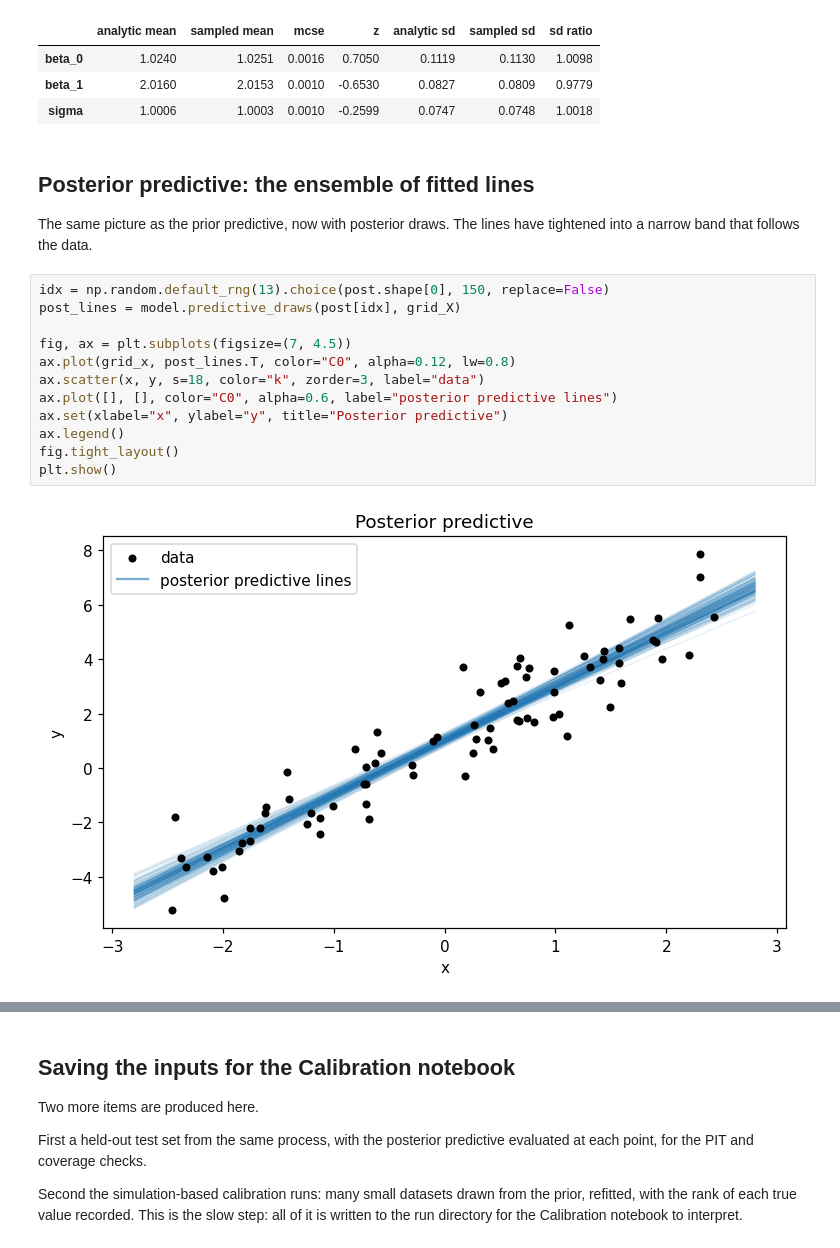
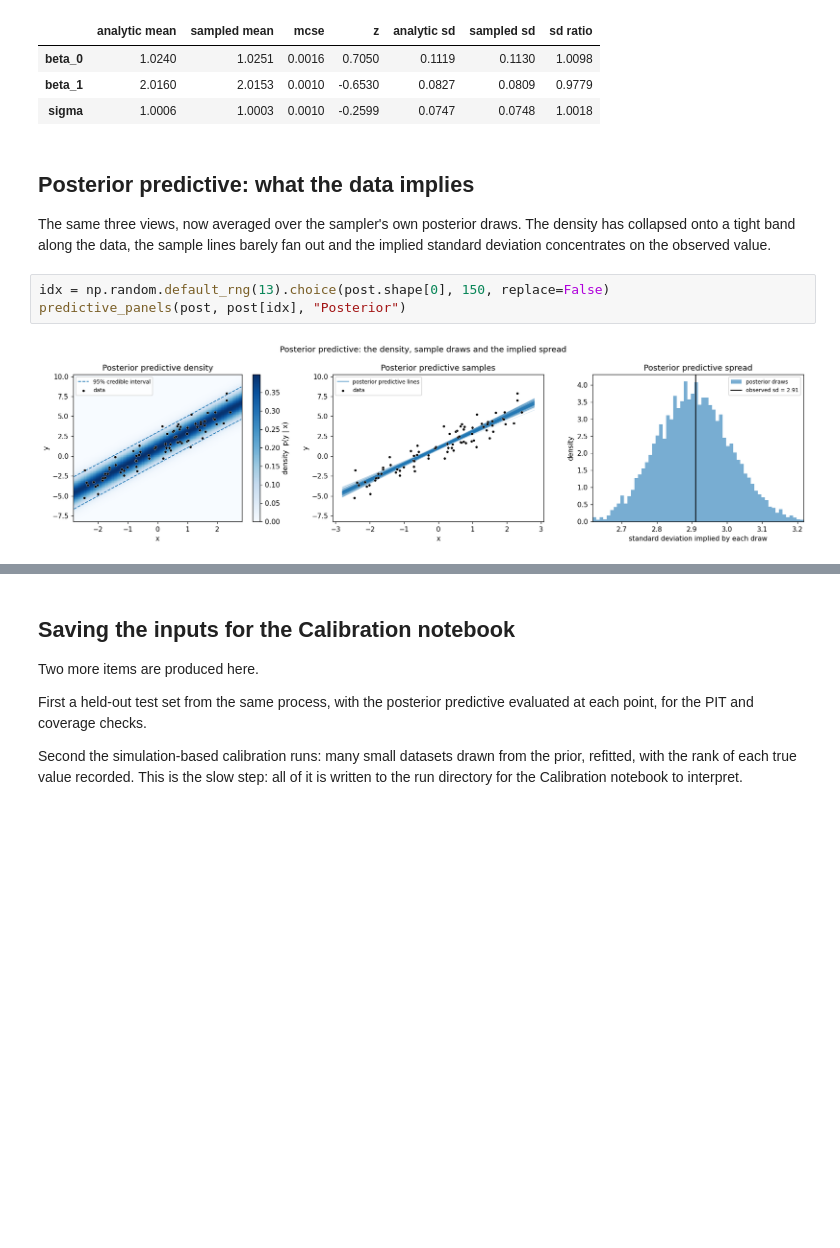
Before and after one commit to argmax-w/toy-nuts-bayes, a Jupyter notebook: notebooks/01_results.ipynb, the cells around one changed output, grey strips where cells are left out. Saved outputs shown, nothing was run; the diff lists cells and outputs as text; blank space fills up the shorter version.

```diff
--- a/notebooks/01_results.ipynb
+++ b/notebooks/01_results.ipynb
@@ -256,21 +321,13 @@ largest mean error 0.71 MCSE, sd ratios in [0.978, 1.010]
 | beta_1 | 2.0160 | 2.0153 | 0.0010 | -0.6530 | 0.0827 | 0.0809 | 0.9779 |
 | sigma | 1.0006 | 1.0003 | 0.0010 | -0.2599 | 0.0747 | 0.0748 | 1.0018 |
 # %% [markdown]
-## Posterior predictive: the ensemble of fitted lines
+## Posterior predictive: what the data implies
 
-The same picture as the prior predictive, now with posterior draws. The lines
-have tightened into a narrow band that follows the data.
+The same three views, now averaged over the sampler's own posterior draws. The
+density has collapsed onto a tight band along the data, the sample lines barely
+fan out and the implied standard deviation concentrates on the observed value.
 # %%
 idx = np.random.default_rng(13).choice(post.shape[0], 150, replace=False)
-post_lines = model.predictive_draws(post[idx], grid_X)
-
-fig, ax = plt.subplots(figsize=(7, 4.5))
-ax.plot(grid_x, post_lines.T, color="C0", alpha=0.12, lw=0.8)
-ax.scatter(x, y, s=18, color="k", zorder=3, label="data")
-ax.plot([], [], color="C0", alpha=0.6, label="posterior predictive lines")
-ax.set(xlabel="x", ylabel="y", title="Posterior predictive")
-ax.legend()
-fig.tight_layout()
-plt.show()
+predictive_panels(post, post[idx], "Posterior")
 # %% [output]
-[figure, old version]
+[figure, new version]
```
Also changed, not shown: parts of 6 cells of this notebook, 4 other files.
